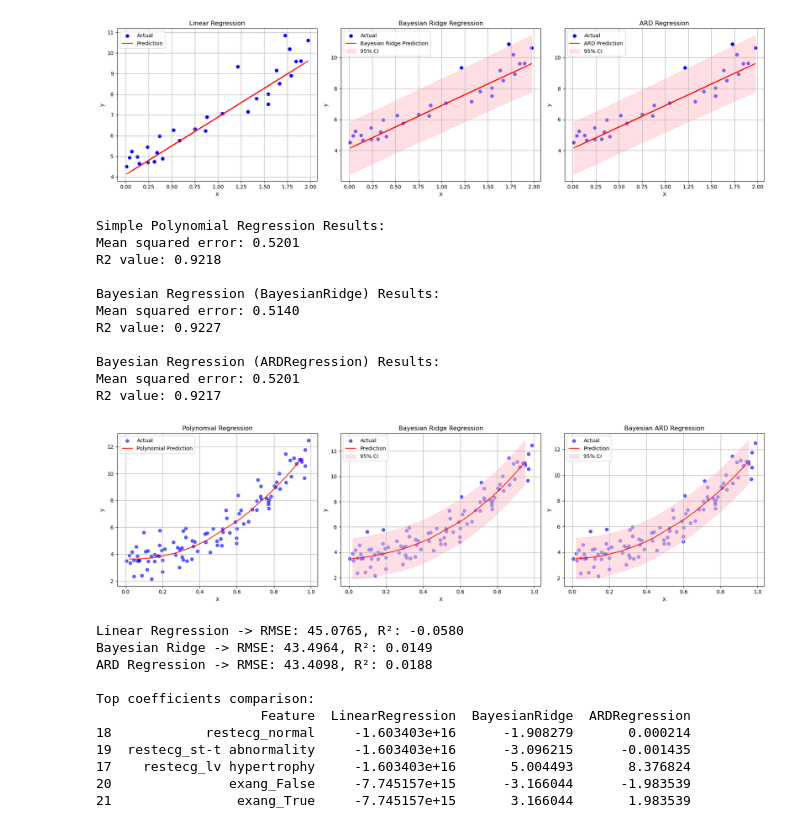
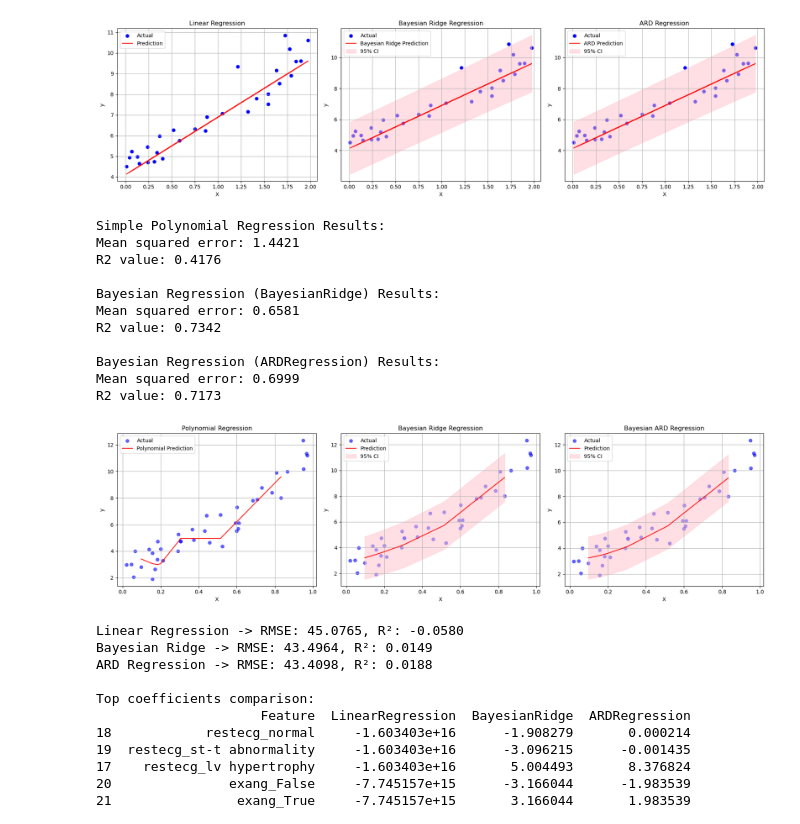
Before and after one commit to nguyenntkn/BayesianLinearRegression, a Jupyter notebook: main.ipynb, the cells around one changed output. Cells and saved outputs as stored; diff of their text form; code cells hidden in the pictures.

```diff
--- a/main.ipynb
+++ b/main.ipynb
@@ -134,11 +134,11 @@ from sklearn.model_selection import train_test_split
 noise_factor = 0.9
 np.random.seed(42)
 
-X = np.random.rand(100, 1)
-y = 3 + 4*X + X**2 + 4*X**3 + noise_factor * np.random.randn(100, 1)
+X = np.random.rand(40, 1)
+y = 3 + 4*X + X**2 + 4*X**3 + noise_factor * np.random.randn(40, 1)
 
 # Polynomial features
-poly = PolynomialFeatures(degree=3, include_bias=False)
+poly = PolynomialFeatures(degree=10, include_bias=False)
 X_poly = poly.fit_transform(X)
 
 # Train-test split
@@ -207,40 +207,40 @@ ax[0].grid(True)
 # --- Bayesian Ridge Plot ---
 ax[1].scatter(X[:, 0], y, color='blue', alpha=0.6, label='Actual')
 ax[1].plot(X_sorted, y_pred_baye_sorted, color='red', label='Prediction')
 ax[1].fill_between(X_sorted, baye_lower, baye_upper,
                    color='pink', alpha=0.5, label='95% CI')
 ax[1].set_title('Bayesian Ridge Regression')
 ax[1].set_xlabel('X')
 ax[1].set_ylabel('y')
 ax[1].legend()
 ax[1].grid(True)
 
 # --- ARD Regression Plot ---
 ax[2].scatter(X[:, 0], y, color='blue', alpha=0.6, label='Actual')
 ax[2].plot(X_sorted, y_pred_ard_sorted, color='red', label='Prediction')
 ax[2].fill_between(X_sorted, ard_lower, ard_upper,
                    color='pink', alpha=0.5, label='95% CI')
 ax[2].set_title('Bayesian ARD Regression')
 ax[2].set_xlabel('X')
 ax[2].set_ylabel('y')
 ax[2].legend()
 ax[2].grid(True)
 
 plt.tight_layout()
 plt.show()
 # %% [output]
 Simple Polynomial Regression Results:
-Mean squared error: 0.5201
-R2 value: 0.9218
+Mean squared error: 1.4421
+R2 value: 0.4176
 
 Bayesian Regression (BayesianRidge) Results:
-Mean squared error: 0.5140
-R2 value: 0.9227
+Mean squared error: 0.6581
+R2 value: 0.7342
 
 Bayesian Regression (ARDRegression) Results:
-Mean squared error: 0.5201
-R2 value: 0.9217
+Mean squared error: 0.6999
+R2 value: 0.7173
-[figure, old version]
+[figure, new version]
 # %%
 # ======================= Importing packages ==============================
 import numpy as np
```
Also changed, not shown: parts of 1 cell of this notebook, 5 other files.
